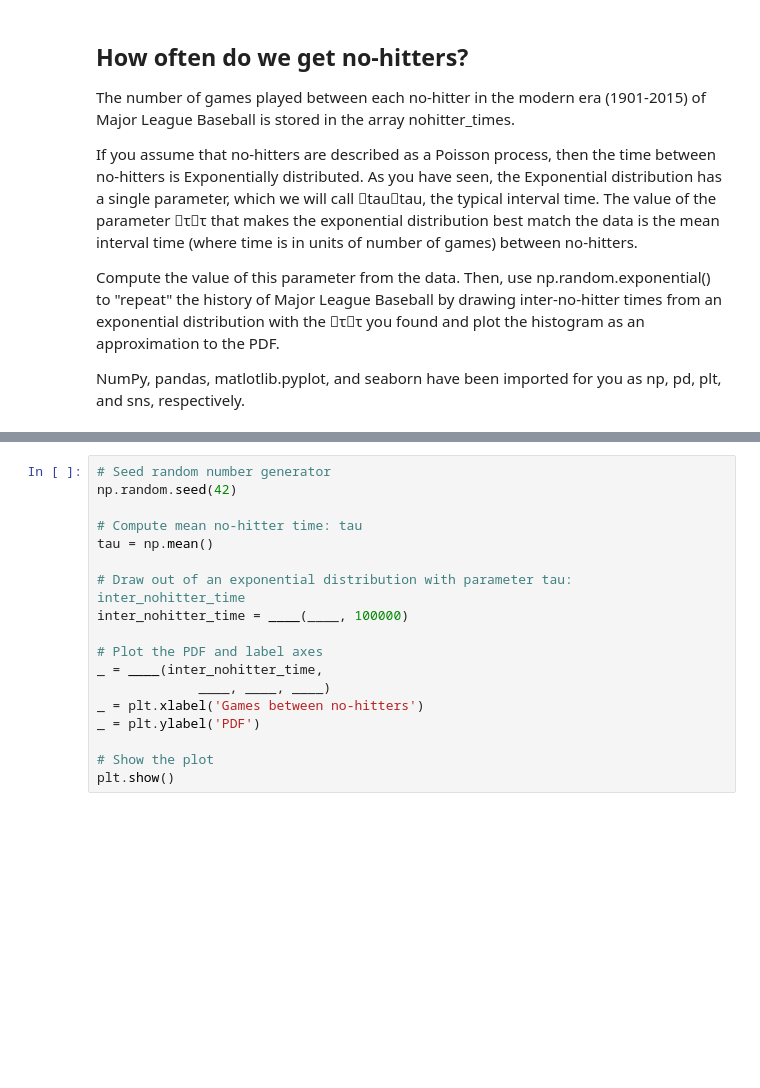
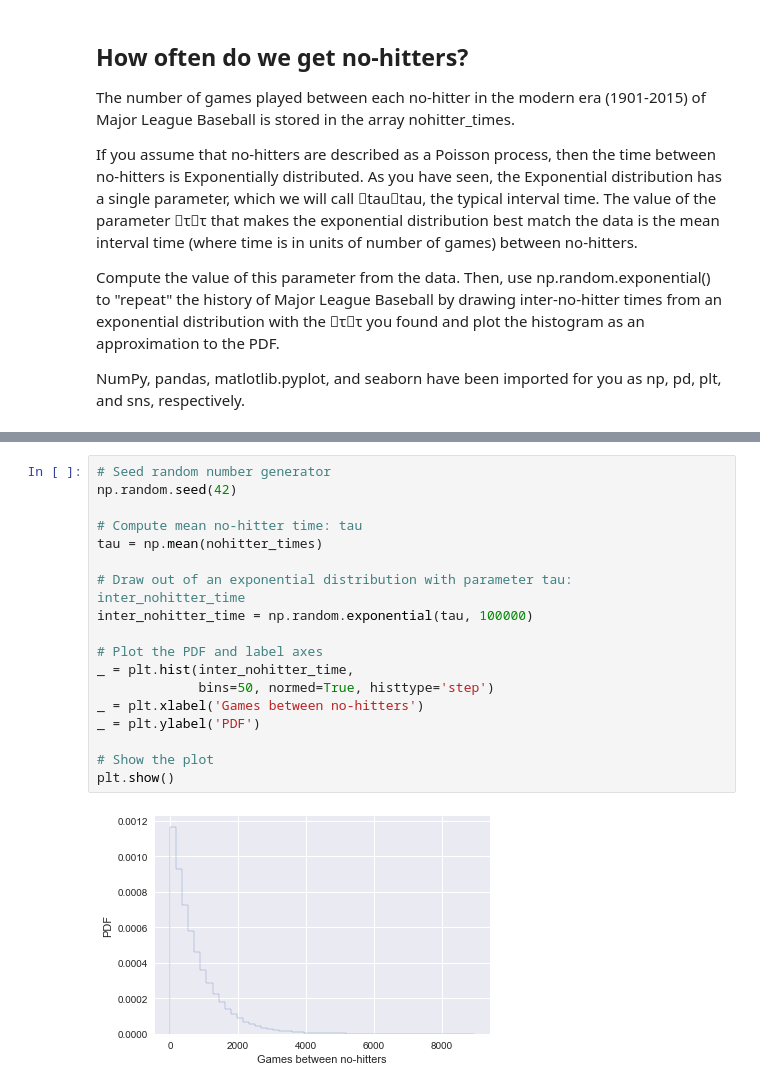
Before and after one commit to cyrsis/TensorflowPY36CPU, a Jupyter notebook: _14_Plot/EDA.ipynb, the cells around one changed output, grey strips where cells are left out. Cells and saved outputs as stored; diff of their text form; blank space fills up the shorter version.

```diff
--- a/_14_Plot/EDA.ipynb
+++ b/_14_Plot/EDA.ipynb
@@ -851,18 +851,20 @@ nohitter = np.array([ 843, 1613, 1101,  215,  684,  814,  278,  324,  161,  219,
 # %%
 # Seed random number generator
 np.random.seed(42)
 
 # Compute mean no-hitter time: tau
-tau = np.mean()
+tau = np.mean(nohitter_times)
 
 # Draw out of an exponential distribution with parameter tau: inter_nohitter_time
-inter_nohitter_time = ____(____, 100000)
+inter_nohitter_time = np.random.exponential(tau, 100000)
 
 # Plot the PDF and label axes
-_ = ____(inter_nohitter_time,
-             ____, ____, ____)
+_ = plt.hist(inter_nohitter_time,
+             bins=50, normed=True, histtype='step')
 _ = plt.xlabel('Games between no-hitters')
 _ = plt.ylabel('PDF')
 
 # Show the plot
 plt.show()
+# %% [output]
+[figure, added]
```
Also changed, not shown: parts of 6 cells of this notebook.
